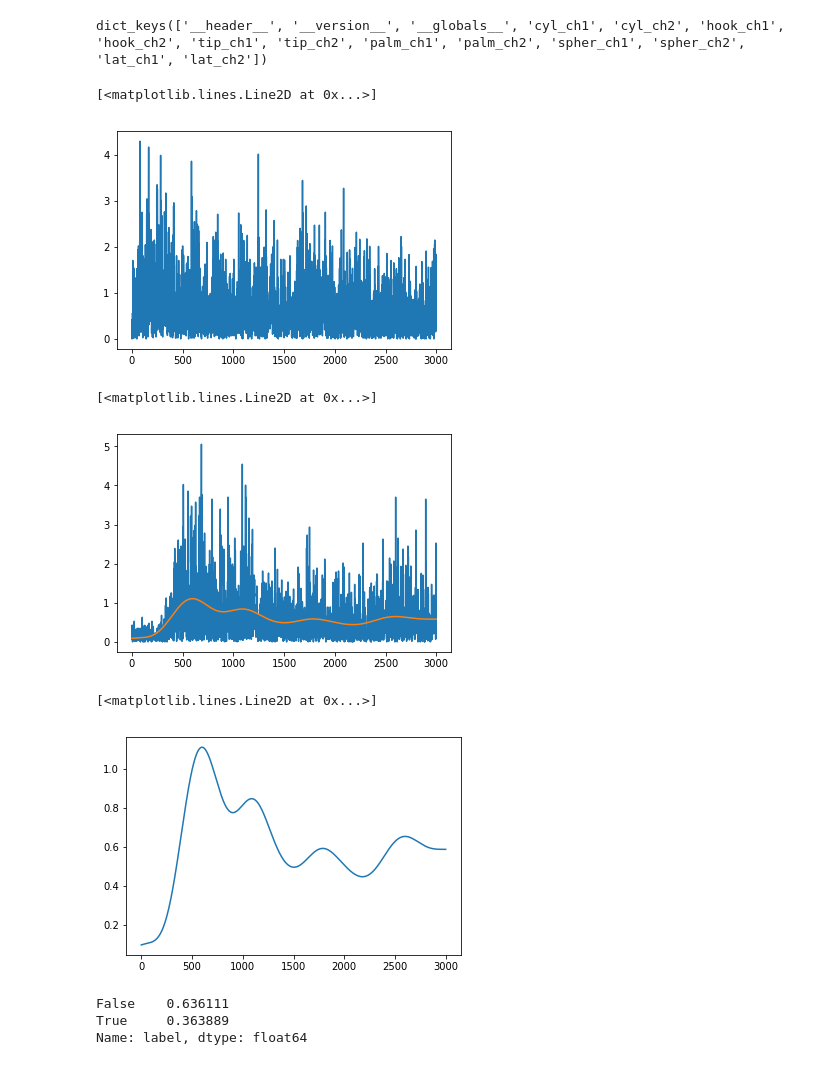
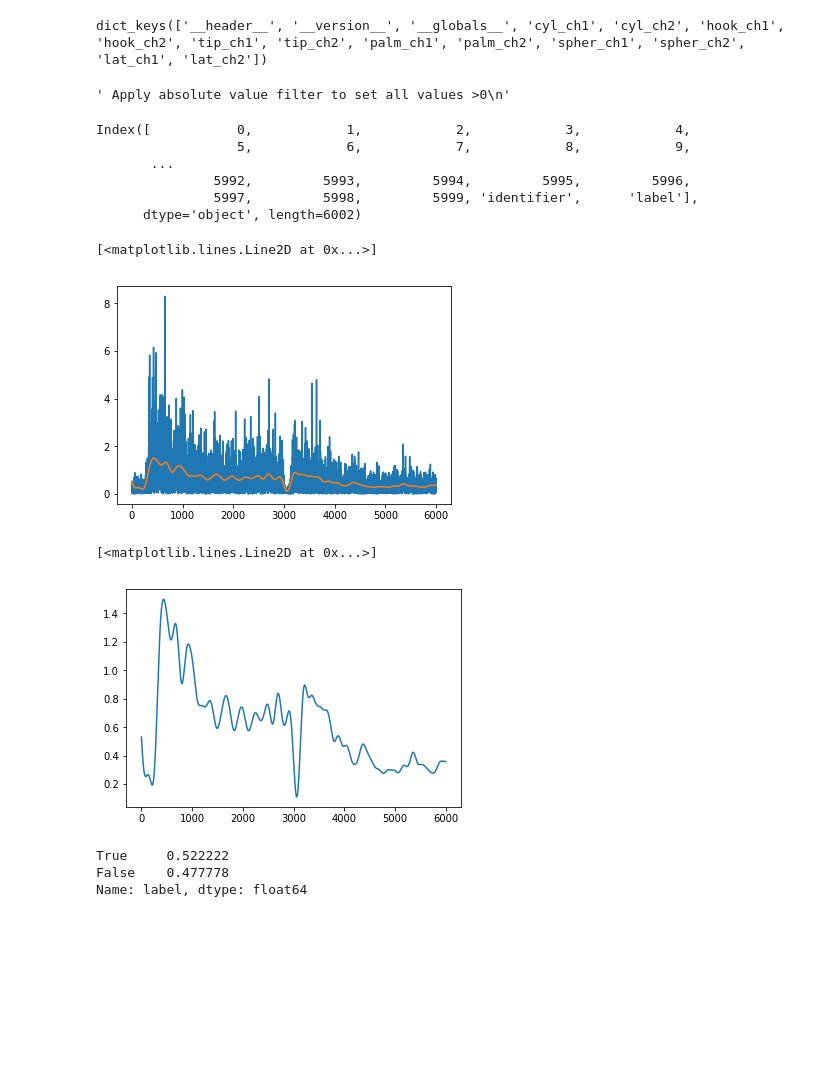
Before and after one commit to hkcornwell/sEMG-signal-classification, a Jupyter notebook: EMG Data Exploration (NZ).ipynb, the cells around one changed output. Cells and saved outputs as stored; diff of their text form; code cells hidden in the pictures; blank space fills up the shorter version.

```diff
--- a/EMG Data Exploration (NZ).ipynb
+++ b/EMG Data Exploration (NZ).ipynb
@@ -102,6 +102,18 @@ Dimensions (1800, 3002)
 | 3 | 0.531228 | -0.106313 | -0.284825 | -0.335828 | -0.182818 | 0.123201 | 0.301713 | 0.352716 | 0.327214 | -0.029808 | ... | ... |
 | 4 | -0.310326 | -0.182818 | 0.276211 | 0.480224 | 0.352716 | 0.123201 | 0.123201 | 0.097700 | -0.029808 | -0.080812 | ... | ... |
 5 rows × 3002 columns
+# %%
+#combine coupled readouts
+new_dfs = []
+for lab in LABELS:
+    new_temp = dataset[dataset['label'] == lab].values
+    new_temp_comb = pd.DataFrame(np.concatenate((new_temp[:150,:3000],new_temp[150:,:3002]),axis=1))
+    new_dfs.append(new_temp_comb)
+
+
+
+new_dataset = pd.concat(new_dfs)
+new_dataset.rename(columns={6001:'label', 6000:'identifier'}, inplace=True)
 # %%
 dx = scipy.io.loadmat('./data/Database 2/male_day_1.mat')
 dx.keys()
@@ -110,11 +122,10 @@ dict_keys(['__header__', '__version__', '__globals__', 'cyl_ch1', 'cyl_ch2', 'ho
 # %%
 """ Apply absolute value filter to set all values >0
 """
-emg_abs = abs(hook_df)
-plt.plot((emg_abs.to_numpy()[5,:]))
+##emg_abs = abs(hook_df)
+#plt.plot((emg_abs.to_numpy()[5,:]))
 # %% [output]
-[<matplotlib.lines.Line2D at 0x...>]
+' Apply absolute value filter to set all values >0\n'
-[figure, removed]
 # %%
 def abs_val_filter(data):
     """ Apply an absolute value filter to a DataFrame
@@ -149,18 +169,27 @@ def butterworth_low_pass_filter(data,
+# %%
+new_dataset.columns
+# %% [output]
+Index([           0,            1,            2,            3,            4,
+                  5,            6,            7,            8,            9,
+       ...
+               5992,         5993,         5994,         5995,         5996,
+               5997,         5998,         5999, 'identifier',      'label'],
+      dtype='object', length=6002)
+# %%
+df_features = new_dataset.iloc[:,:6000].copy()
+df_labels = new_dataset.iloc[:, 6001]
+df_features = abs_val_filter(df_features)
 # %%
-df_features = dataset.iloc[:,:3000].copy()
-df_labels = dataset.iloc[:, 3001]
-
-df_features = abs_val_filter(df_features)
 smoothed_emg_df = butterworth_low_pass_filter(df_features.to_numpy(),
                                              frequency=5000,
-                                             lp_filter=10)
+                                             lp_filter=25)
 plt.plot(df_features.to_numpy()[0])
 plt.plot(smoothed_emg_df[0])
 # %% [output]
 [<matplotlib.lines.Line2D at 0x...>]
-[figure, old version]
+[figure, new version]
 # %%
 plt.plot(smoothed_emg_df[0])
 # %% [output]
 [<matplotlib.lines.Line2D at 0x...>]
-[figure, old version]
+[figure, new version]
@@ -178,13 +212,14 @@ X_train, X_test, y_train, y_test = train_test_split(smoothed_emg_df,
 
 clf = make_pipeline(StandardScaler(),
                     SVC(gamma='auto',
-                        degree=2))
+                        degree=2,
+                       kernel='rbf'))
 clf.fit(X_train, y_train)
 
 svm_labels = clf.predict(X_test)
 
 (svm_labels == y_test).value_counts()/len(X_test)
 # %% [output]
-False    0.636111
-True     0.363889
+True     0.522222
+False    0.477778
 Name: label, dtype: float64
```
Also changed, not shown: parts of 9 cells of this notebook, 1 other file.
